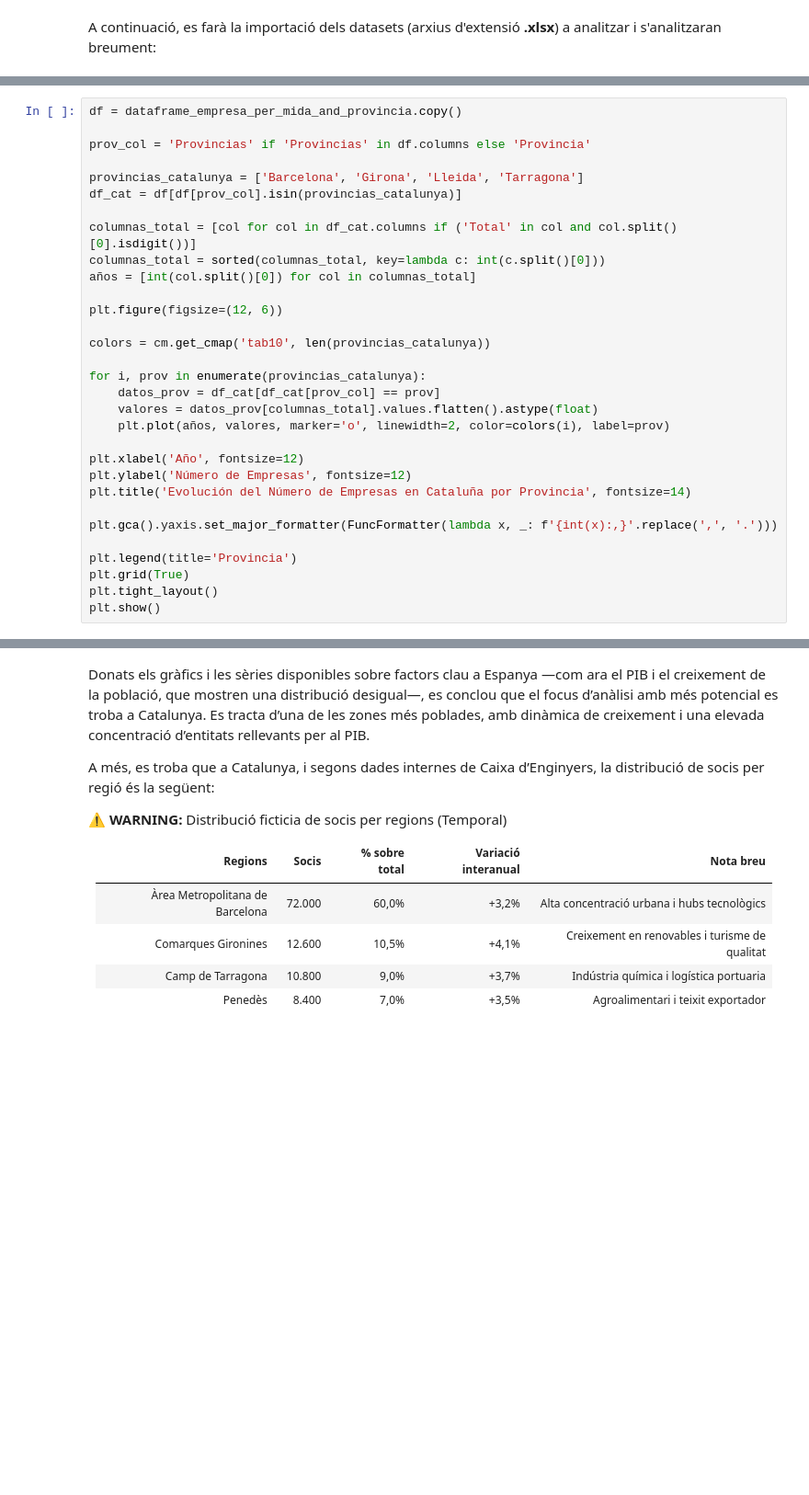
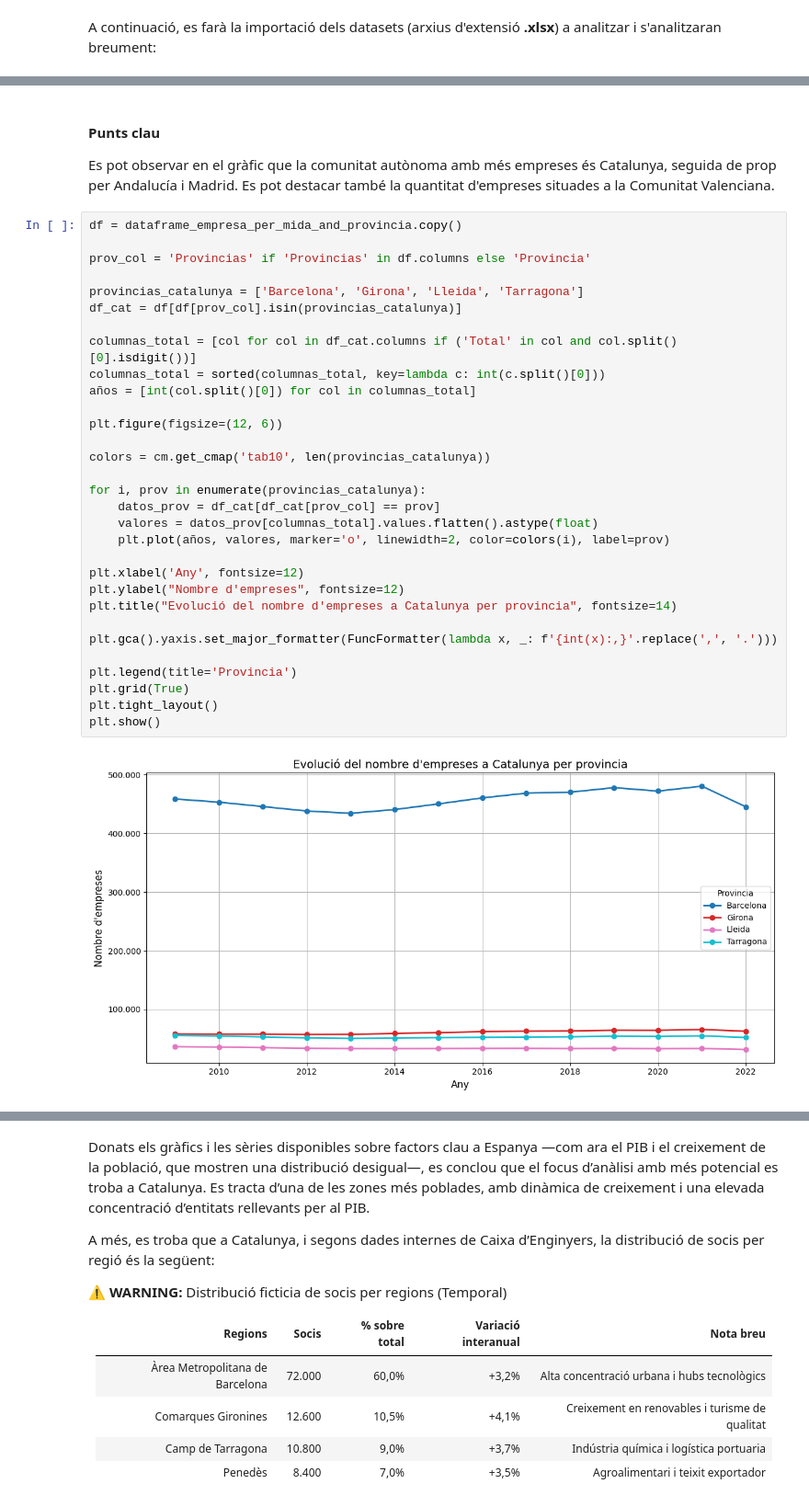
Before and after one commit to arnaumunozbarrera/Hackaton-UAB-2025, a Jupyter notebook: Informe Final.ipynb, the cells around one changed output, grey strips where cells are left out. Shown at 92% size. Cells and saved outputs as stored; diff of their text form; blank space fills up the shorter version.

```diff
--- a/Informe Final.ipynb
+++ b/Informe Final.ipynb
@@ -94,31 +149,36 @@ plt.show()
+# %% [markdown]
+#### Punts clau
+Es pot observar en el gràfic que la comunitat autònoma amb més empreses és Catalunya, seguida de prop per Andalucía i Madrid. Es pot destacar també la quantitat d'empreses situades a la Comunitat Valenciana.
 # %%
 df = dataframe_empresa_per_mida_and_provincia.copy()
 
 prov_col = 'Provincias' if 'Provincias' in df.columns else 'Provincia'
 
 provincias_catalunya = ['Barcelona', 'Girona', 'Lleida', 'Tarragona']
 df_cat = df[df[prov_col].isin(provincias_catalunya)]
 
 columnas_total = [col for col in df_cat.columns if ('Total' in col and col.split()[0].isdigit())]
 columnas_total = sorted(columnas_total, key=lambda c: int(c.split()[0]))
 años = [int(col.split()[0]) for col in columnas_total]
 
 plt.figure(figsize=(12, 6))
 
 colors = cm.get_cmap('tab10', len(provincias_catalunya))
 
 for i, prov in enumerate(provincias_catalunya):
     datos_prov = df_cat[df_cat[prov_col] == prov]
     valores = datos_prov[columnas_total].values.flatten().astype(float)
     plt.plot(años, valores, marker='o', linewidth=2, color=colors(i), label=prov)
 
-plt.xlabel('Año', fontsize=12)
-plt.ylabel('Número de Empresas', fontsize=12)
-plt.title('Evolución del Número de Empresas en Cataluña por Provincia', fontsize=14)
+plt.xlabel('Any', fontsize=12)
+plt.ylabel("Nombre d'empreses", fontsize=12)
+plt.title("Evolució del nombre d'empreses a Catalunya per provincia", fontsize=14)
 
 plt.gca().yaxis.set_major_formatter(FuncFormatter(lambda x, _: f'{int(x):,}'.replace(',', '.')))
 
 plt.legend(title='Provincia')
 plt.grid(True)
 plt.tight_layout()
 plt.show()
+# %% [output]
+[figure, added]
```
Also changed, not shown: parts of 9 cells of this notebook.
